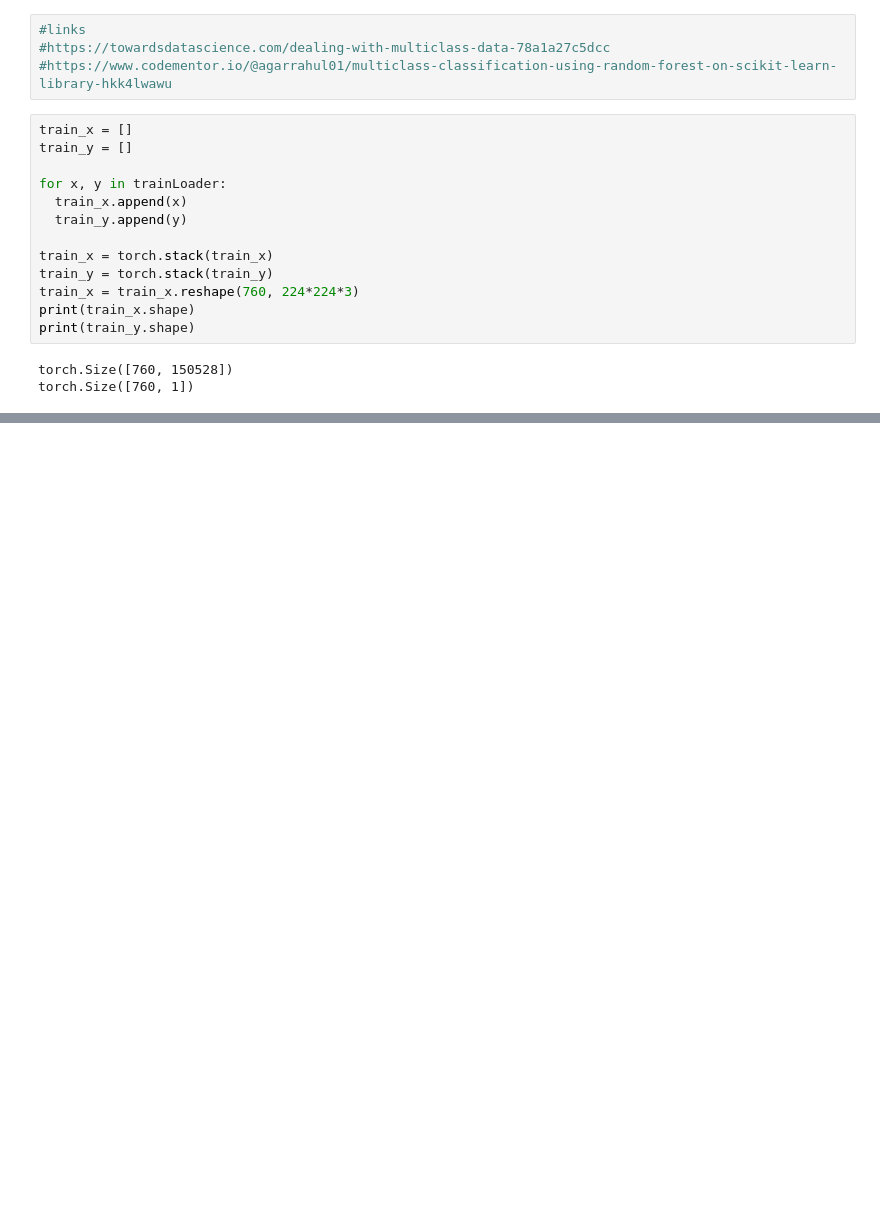
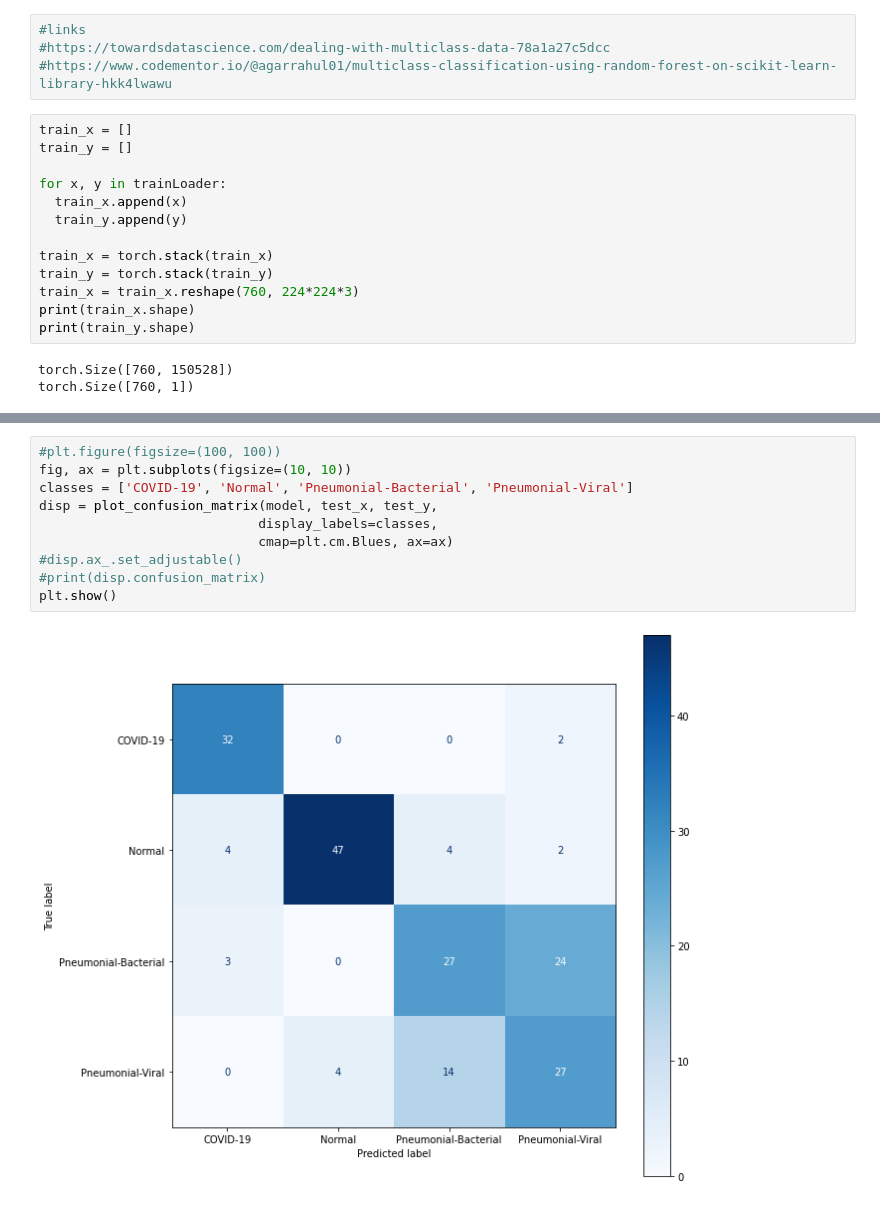
Before and after one commit to davendramaharaj1/X_Ray_Classification_aps_360, a Jupyter notebook: baseline_model/BaselineModel.ipynb, the cells around one changed output, grey strips where cells are left out. Drawn from its saved outputs; the diff is of its cells as text; blank space fills up the shorter version.

```diff
--- a/baseline_model/BaselineModel.ipynb
+++ b/baseline_model/BaselineModel.ipynb
@@ -132,0 +165,12 @@ print(value2)
+# %%
+#plt.figure(figsize=(100, 100))
+fig, ax = plt.subplots(figsize=(10, 10))
+classes = ['COVID-19', 'Normal', 'Pneumonial-Bacterial', 'Pneumonial-Viral']
+disp = plot_confusion_matrix(model, test_x, test_y,
+                            display_labels=classes,
+                            cmap=plt.cm.Blues, ax=ax)
+#disp.ax_.set_adjustable()
+#print(disp.confusion_matrix)
+plt.show()
+# %% [output]
+[figure, added]
```
Also changed, not shown: parts of 9 cells of this notebook.
